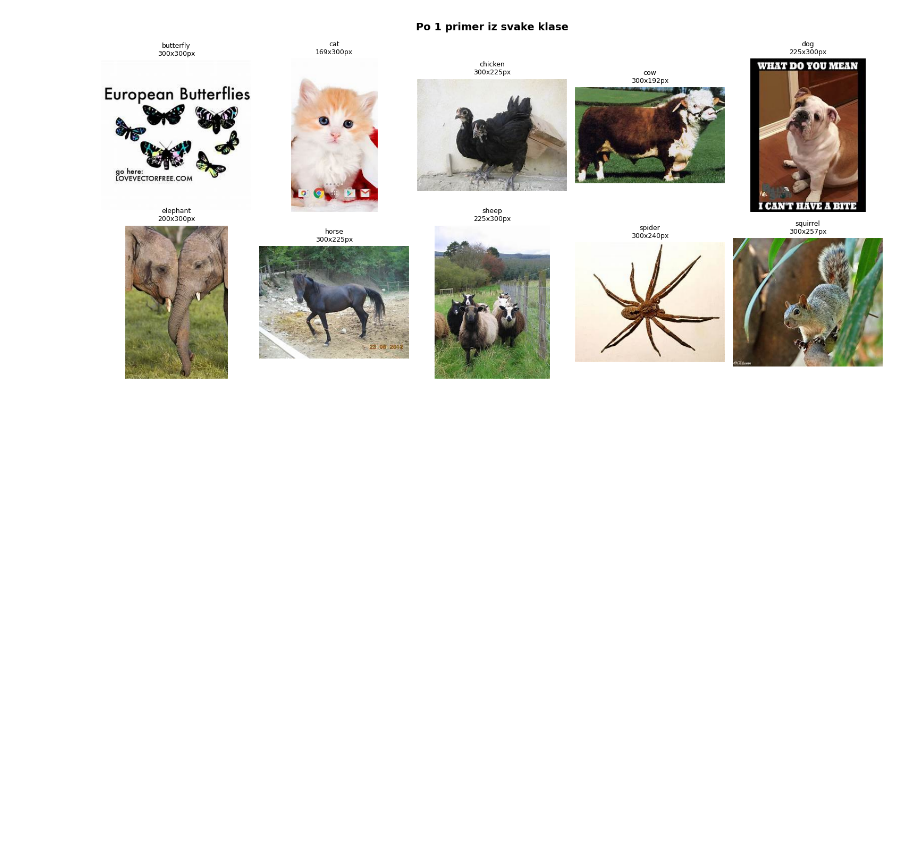
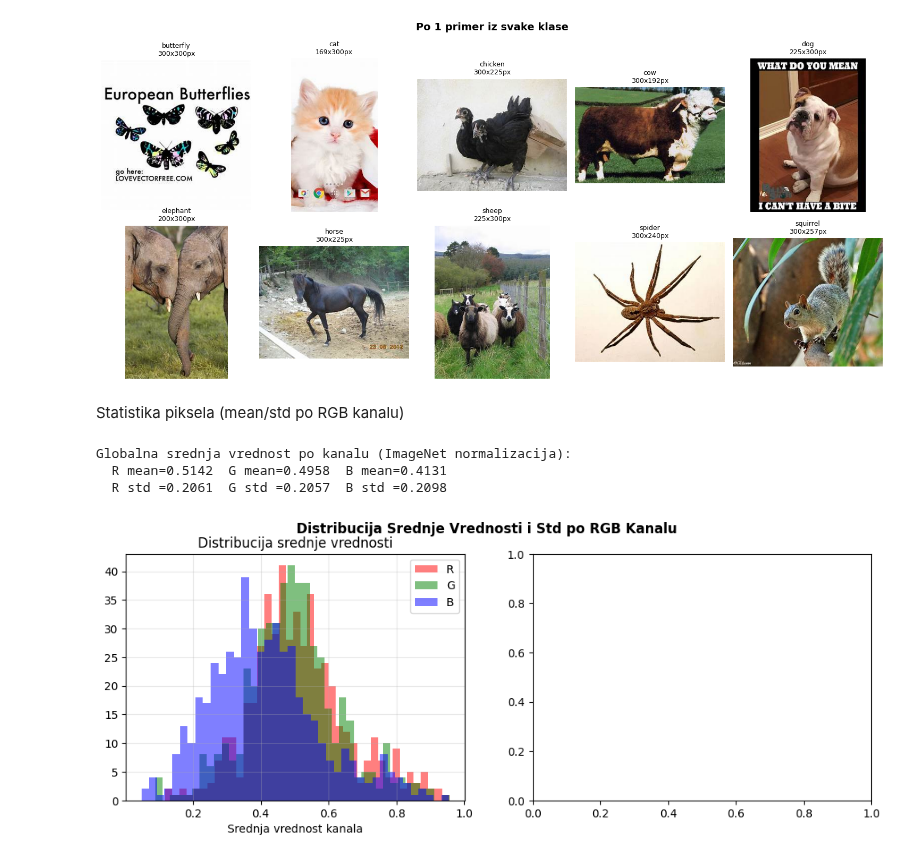
Before and after one commit to predrag002/Animals, a Jupyter notebook: analiza.ipynb, the cells around one changed output. Saved outputs shown, nothing was run; the diff lists cells and outputs as text; code cells hidden in the pictures; blank space fills up the shorter version.

Commit message:
Distribucija srednje vrednosti sa 500 uzoraka

```diff
--- a/analiza.ipynb
+++ b/analiza.ipynb
@@ -225,3 +225,41 @@ plt.savefig('eda_sample_images.png', dpi=120, bbox_inches='tight')
 plt.show()
 # %% [output]
 [figure]
+# %% [markdown]
+Statistika piksela (mean/std po RGB kanalu)
+# %%
+sample_paths = df.sample(min(500, len(df)), random_state=42)['putanja'].tolist()
+
+r_means, g_means, b_means = [], [], []
+r_stds,  g_stds,  b_stds  = [], [], []
+
+for path in sample_paths:
+    try:
+        img = np.array(Image.open(path).convert('RGB').resize((64, 64))) / 255.0
+        r_means.append(img[:,:,0].mean())
+        g_means.append(img[:,:,1].mean())
+        b_means.append(img[:,:,2].mean())
+        r_stds.append(img[:,:,0].std())
+        g_stds.append(img[:,:,1].std())
+        b_stds.append(img[:,:,2].std())
+    except:
+        pass
+
+print('Globalna srednja vrednost po kanalu (ImageNet normalizacija):')
+print(f'  R mean={np.mean(r_means):.4f}  G mean={np.mean(g_means):.4f}  B mean={np.mean(b_means):.4f}')
+print(f'  R std ={np.mean(r_stds):.4f}  G std ={np.mean(g_stds):.4f}  B std ={np.mean(b_stds):.4f}')
+
+fig, axes = plt.subplots(1, 2, figsize=(12, 4))
+fig.suptitle('Distribucija Srednje Vrednosti i Std po RGB Kanalu', fontsize=12, fontweight='bold')
+
+for vals, lbl, color in [(r_means,'R','red'),(g_means,'G','green'),(b_means,'B','blue')]:
+    axes[0].hist(vals, bins=40, alpha=0.5, label=lbl, color=color)
+axes[0].set_title('Distribucija srednje vrednosti')
+axes[0].set_xlabel('Srednja vrednost kanala')
+axes[0].legend()
+axes[0].grid(alpha=0.3)
+# %% [output]
+Globalna srednja vrednost po kanalu (ImageNet normalizacija):
+  R mean=0.5142  G mean=0.4958  B mean=0.4131
+  R std =0.2061  G std =0.2057  B std =0.2098
+[figure, added]
```
Also changed, not shown: parts of 1 cell of this notebook.
